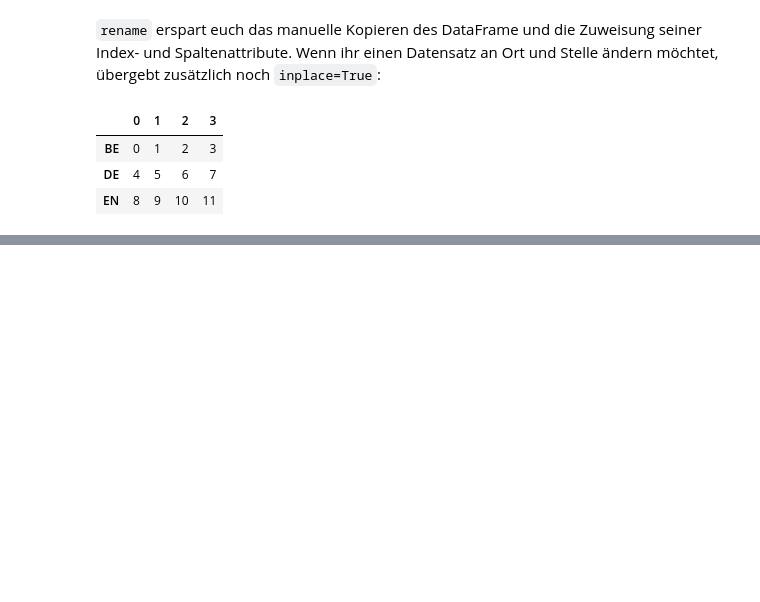
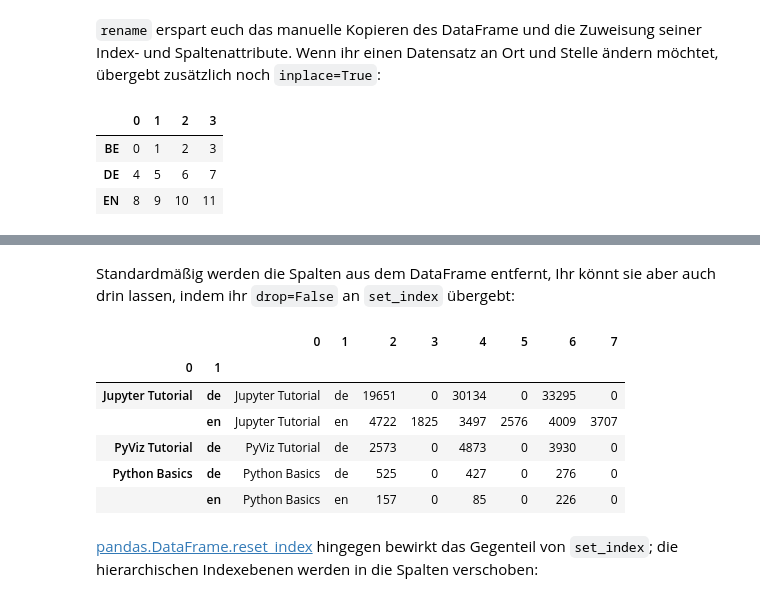
Before and after one commit to veit/jupyter-tutorial-de, a Jupyter notebook: docs/workspace/pandas/indexing.ipynb, the cells around one changed output, grey strips where cells are left out. Drawn from its saved outputs; the diff is of its cells as text; code cells hidden in the pictures; blank space fills up the shorter version.

Commit message:
:memo: Merge pandas indexing and hierarchical index

```diff
--- a/docs/workspace/pandas/indexing.ipynb
+++ b/docs/workspace/pandas/indexing.ipynb
@@ -304,0 +559,10 @@ df3
+# %%
+data = [['Jupyter Tutorial', 'de', 19651,0,30134,0,33295,0],
+        ['Jupyter Tutorial', 'en', 4722,1825,3497,2576,4009,3707],
+        ['PyViz Tutorial', 'de', 2573,0,4873,0,3930,0],
+        ['Python Basics', 'de', 525,0,427,0,276,0],
+        ['Python Basics', 'en', 157,0,85,0,226,0]]
+
+df = pd.DataFrame(data)
+
+df
@@ -304,0 +578,4 @@ df3
+# %%
+df2 = df.set_index([0,1])
+
+df2
@@ -304,0 +590,14 @@ df3
+# %% [markdown]
+Standardmäßig werden die Spalten aus dem DataFrame entfernt, Ihr könnt sie aber auch drin lassen, indem ihr `drop=False` an `set_index` übergebt:
+# %%
+df.set_index([0,1], drop=False)
+# %% [output]
+|  |  | 0 | 1 | 2 | 3 | 4 | 5 | 6 | 7 |
+| 0 | 1 |  |  |  |  |  |  |  |  |
+| Jupyter Tutorial | de | Jupyter Tutorial | de | 19651 | 0 | 30134 | 0 | 33295 | 0 |
+|  | en | Jupyter Tutorial | en | 4722 | 1825 | 3497 | 2576 | 4009 | 3707 |
+| PyViz Tutorial | de | PyViz Tutorial | de | 2573 | 0 | 4873 | 0 | 3930 | 0 |
+| Python Basics | de | Python Basics | de | 525 | 0 | 427 | 0 | 276 | 0 |
+|  | en | Python Basics | en | 157 | 0 | 85 | 0 | 226 | 0 |
+# %% [markdown]
+[pandas.DataFrame.reset_index](https://pandas.pydata.org/docs/reference/api/pandas.DataFrame.reset_index.html) hingegen bewirkt das Gegenteil von `set_index`; die hierarchischen Indexebenen werden in die Spalten verschoben:
```
Also changed, not shown: parts of 46 cells of this notebook, 2 other files.
